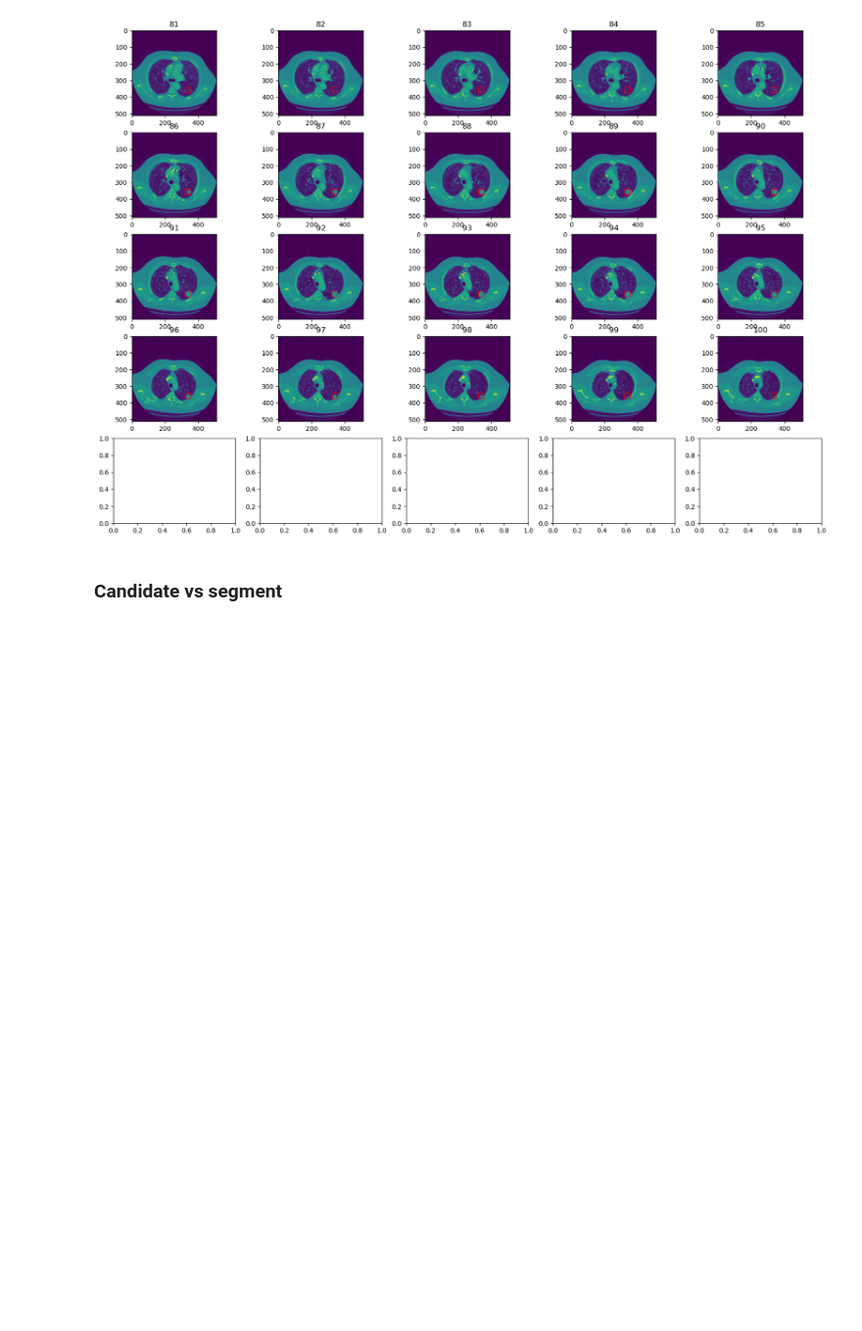
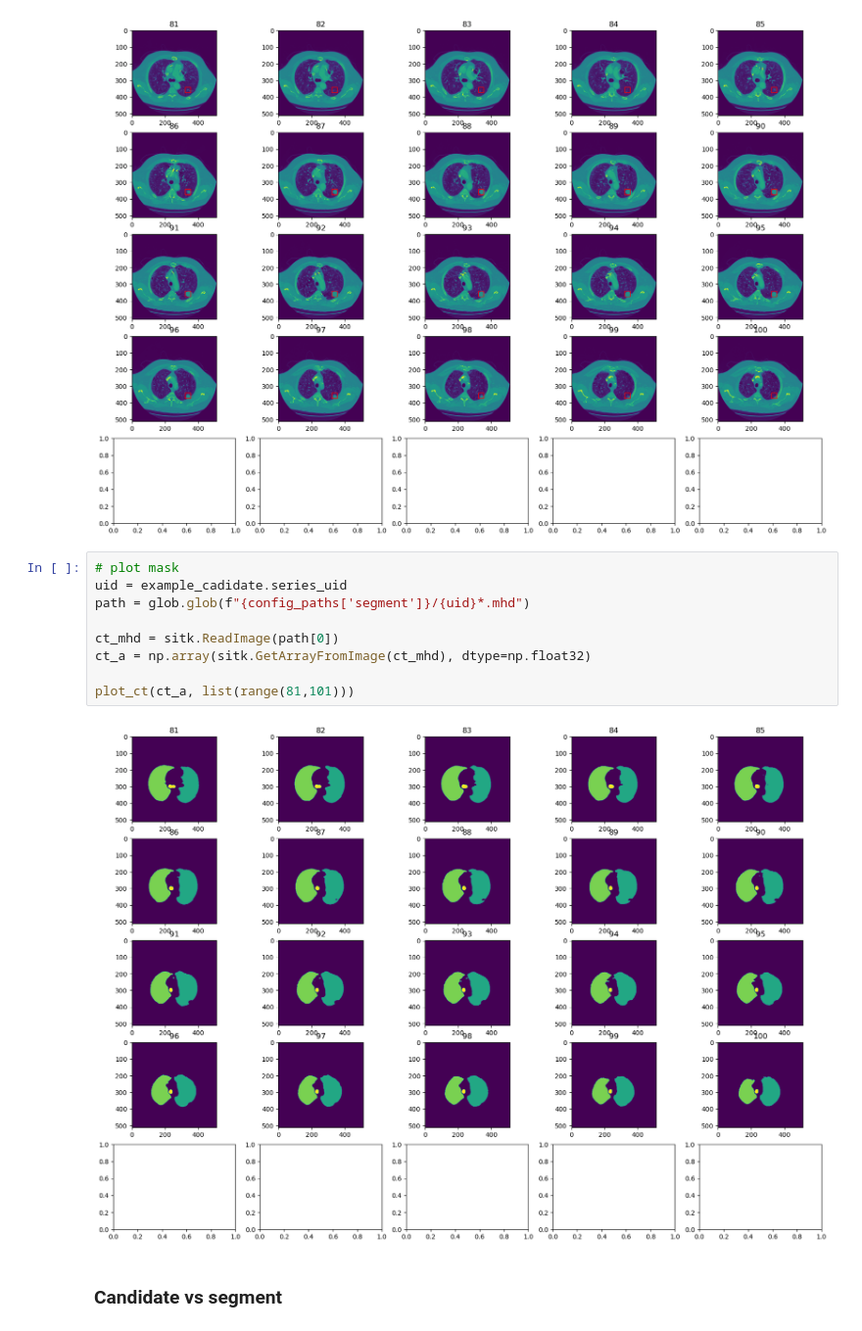
Before and after one commit to ninhduyhuy24022001/luna_processing, a Jupyter notebook: plot_nodule.ipynb, the cells around one changed output. Shown at 98% size. Saved outputs shown, nothing was run; the diff lists cells and outputs as text; blank space fills up the shorter version.

```diff
--- a/plot_nodule.ipynb
+++ b/plot_nodule.ipynb
@@ -121,6 +121,17 @@ diamiter
 plot_ct_scan_bbox(image, index, lower_irc, diamiter)
 # %% [output]
 [figure]
+# %%
+# plot mask
+uid = example_cadidate.series_uid
+path = glob.glob(f"{config_paths['segment']}/{uid}*.mhd")
+
+ct_mhd = sitk.ReadImage(path[0])
+ct_a = np.array(sitk.GetArrayFromImage(ct_mhd), dtype=np.float32)
+
+plot_ct(ct_a, list(range(81,101)))
+# %% [output]
+[figure, added]
 # %% [markdown]
 ### Candidate vs segment
 # %%
```
Also changed, not shown: 5 other files.
